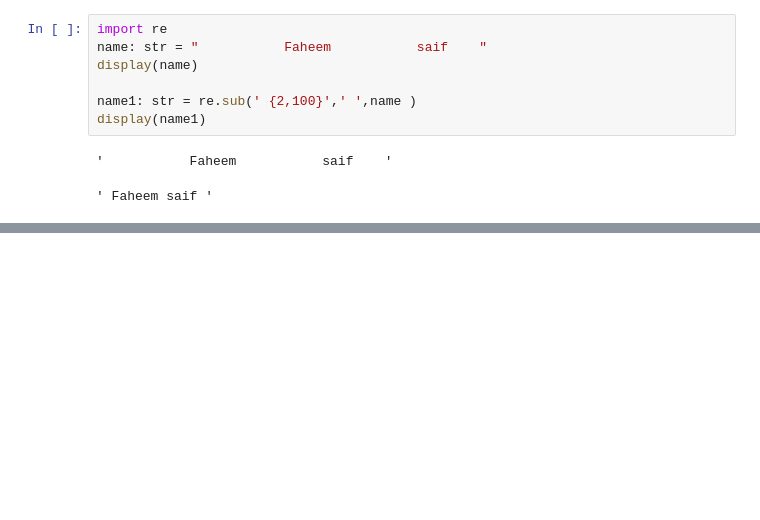
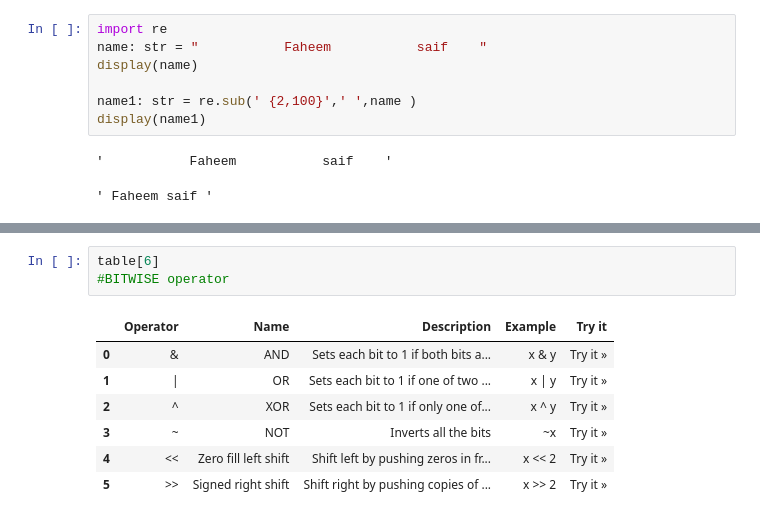
Before and after one commit to Faheem-saif/Python, a Jupyter notebook: 02_03_class/pythonclass.ipynb, the cells around one changed output, grey strips where cells are left out. Saved outputs shown, nothing was run; the diff lists cells and outputs as text; blank space fills up the shorter version.

```diff
--- a/01_class/pythonclass.ipynb
+++ b/02_03_class/pythonclass.ipynb
@@ -1689,0 +1785,11 @@ display(name1)
+# %%
+table[6]
+#BITWISE operator
+# %% [output]
+|  | Operator | Name | Description | Example | Try it |
+| 0 | & | AND | Sets each bit to 1 if both bits a... | x & y | Try it » |
+| 1 | | | OR | Sets each bit to 1 if one of two ... | x | y | Try it » |
+| 2 | ^ | XOR | Sets each bit to 1 if only one of... | x ^ y | Try it » |
+| 3 | ~ | NOT | Inverts all the bits | ~x | Try it » |
+| 4 | << | Zero fill left shift | Shift left by pushing zeros in fr... | x << 2 | Try it » |
+| 5 | >> | Signed right shift | Shift right by pushing copies of ... | x >> 2 | Try it » |
```
Also changed, not shown: parts of 9 cells of this notebook, 1 other file.
